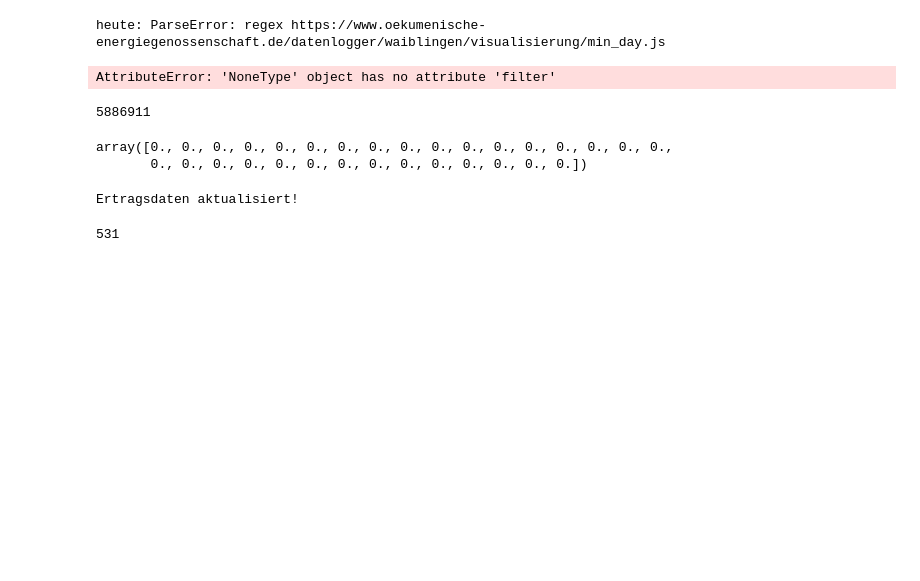
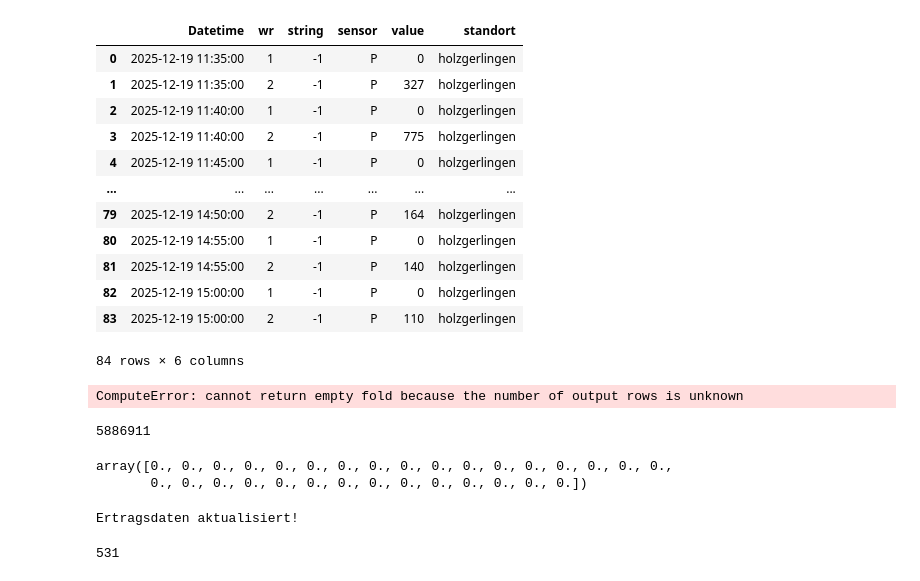
Before and after one commit to SimonWolf/OEEG, a Jupyter notebook: detail_class.ipynb, the cells around one changed output. Saved outputs shown, nothing was run; the diff lists cells and outputs as text; code cells hidden in the pictures; blank space fills up the shorter version.

```diff
--- a/detail_class.ipynb
+++ b/detail_class.ipynb
@@ -3,12 +3,29 @@ from src.standort import Standort
 from src.ui.day import plot_day
 from datetime import date
 import pandas as pd
-Anlage = Standort("waiblingen")
+Anlage = Standort("holzgerlingen")
 # %%
-Anlage.load_total_power_of_day(date.today())
+res = Anlage.load_wr_power_of_day(date.today())
+res = res.loc[res.Datetime.dt.date == date.today()]
+res
 # %% [output]
+|  | Datetime | wr | string | sensor | value | standort |
+| 0 | 2025-12-19 11:35:00 | 1 | -1 | P | 0 | holzgerlingen |
+| 1 | 2025-12-19 11:35:00 | 2 | -1 | P | 327 | holzgerlingen |
+| 2 | 2025-12-19 11:40:00 | 1 | -1 | P | 0 | holzgerlingen |
+| 3 | 2025-12-19 11:40:00 | 2 | -1 | P | 775 | holzgerlingen |
+| 4 | 2025-12-19 11:45:00 | 1 | -1 | P | 0 | holzgerlingen |
+| ... | ... | ... | ... | ... | ... | ... |
+| 79 | 2025-12-19 14:50:00 | 2 | -1 | P | 164 | holzgerlingen |
+| 80 | 2025-12-19 14:55:00 | 1 | -1 | P | 0 | holzgerlingen |
+| 81 | 2025-12-19 14:55:00 | 2 | -1 | P | 140 | holzgerlingen |
+| 82 | 2025-12-19 15:00:00 | 1 | -1 | P | 0 | holzgerlingen |
+| 83 | 2025-12-19 15:00:00 | 2 | -1 | P | 110 | holzgerlingen |
-heute: ParseError: regex https://www.oekumenische-energiegenossenschaft.de/datenlogger/waiblingen/visualisierung/min_day.js
+84 rows × 6 columns
-AttributeError: 'NoneType' object has no attribute 'filter'
+# %%
+Anlage.calculate_error_statistics()
+# %% [output]
+ComputeError: cannot return empty fold because the number of output rows is unknown
 # %%
 #calculate a ttl hash that changes every 5 minutes use timestamp rounded to nearest 5 minutes
 # get timestemp float of now and //300 to get the hash
```
Also changed, not shown: parts of 2 cells of this notebook, 9 other files.
